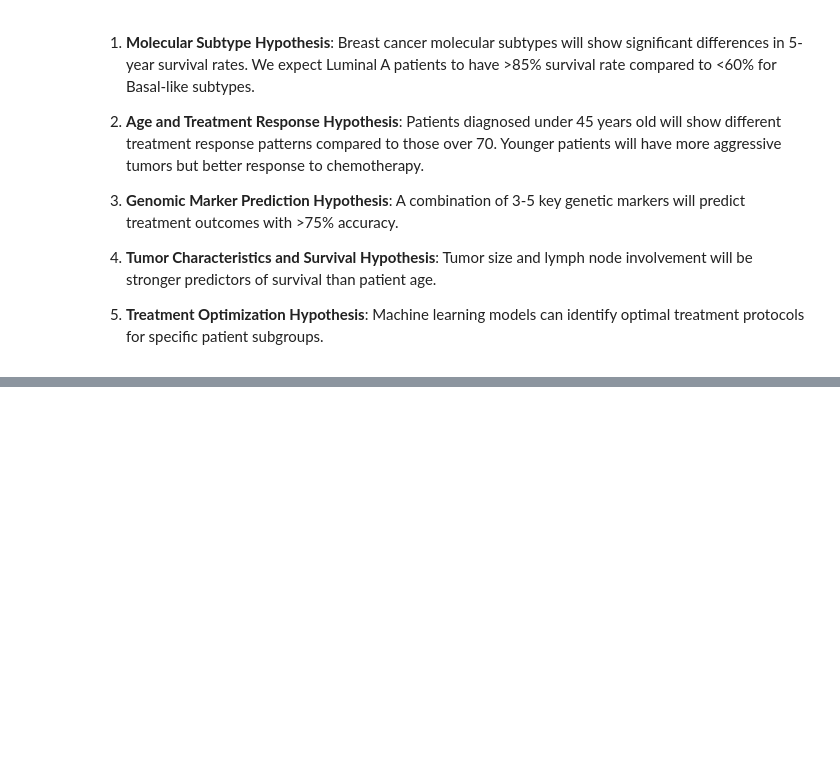
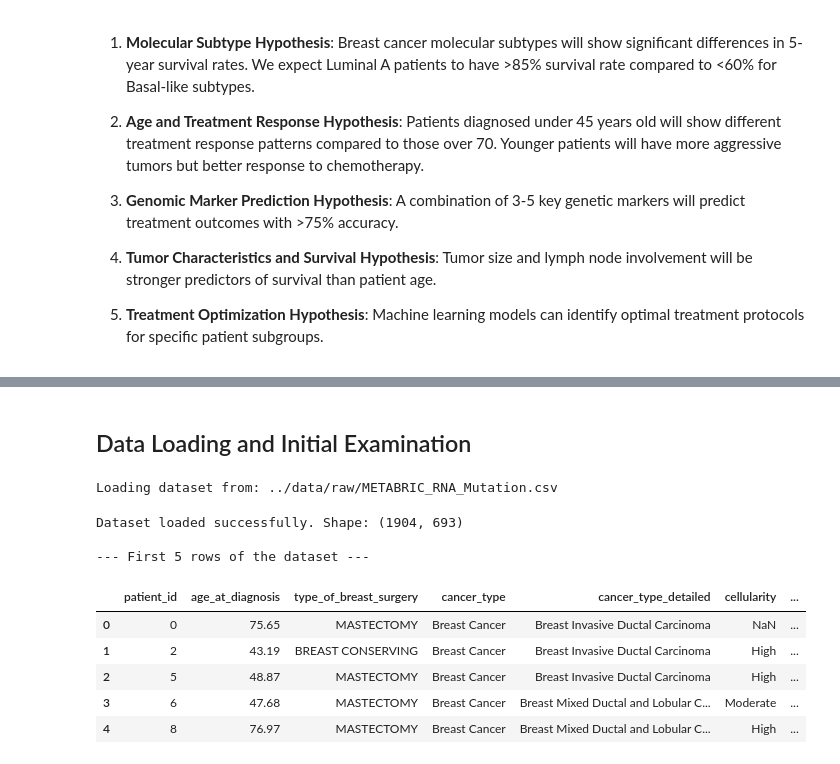
Before and after one commit to bvhadra/Cancer-Diagnosis-Analytics-Dashboard, a Jupyter notebook: jupyter_notebooks/01_Data_Acquisition_and_Overview.ipynb, the cells around one changed output, grey strips where cells are left out. Drawn from its saved outputs; the diff is of its cells as text; code cells hidden in the pictures; blank space fills up the shorter version.

```diff
--- a/jupyter_notebooks/01_Data_Acquisition_and_Overview.ipynb
+++ b/jupyter_notebooks/01_Data_Acquisition_and_Overview.ipynb
@@ -34,0 +64,5 @@ The METABRIC (Molecular Taxonomy of Breast Cancer International Consortium) data
+# %%
+pd.set_option('display.max_columns', None)  # Show all columns
+pd.set_option('display.max_rows', 50)       # Show more rows
+pd.set_option('display.width', 1000)        # Wider display
+pd.set_option('display.float_format', '{:.2f}'.format)  # Format floats
@@ -34,0 +76,32 @@ The METABRIC (Molecular Taxonomy of Breast Cancer International Consortium) data
+# %% [markdown]
+## Data Loading and Initial Examination
+# %%
+# Define file path and load dataset
+data_path = '../data/raw/METABRIC_RNA_Mutation.csv'
+
+# Check if file exists before loading
+if os.path.exists(data_path):
+    print(f"Loading dataset from: {data_path}")
+    df = pd.read_csv(data_path)
+    print(f"Dataset loaded successfully. Shape: {df.shape}")
+else:
+    print(f"ERROR: File not found at {data_path}")
+    print("Please ensure the METABRIC_RNA_Mutation.csv file is in the data/raw directory")
+    # Create a small sample dataset for demonstration if file is missing
+    df = pd.DataFrame({'sample_id': range(5), 'gene1': np.random.randn(5)})
+    print("Created sample dataset for demonstration purposes")
+
+# Display the first few rows of the dataset
+print("\n--- First 5 rows of the dataset ---")
+display(df.head())
+# %% [output]
+Loading dataset from: ../data/raw/METABRIC_RNA_Mutation.csv
+Dataset loaded successfully. Shape: (1904, 693)
+
+--- First 5 rows of the dataset ---
+|  | patient_id | age_at_diagnosis | type_of_breast_surgery | cancer_type | cancer_type_detailed | cellularity | ... |
+| 0 | 0 | 75.65 | MASTECTOMY | Breast Cancer | Breast Invasive Ductal Carcinoma | NaN | ... |
+| 1 | 2 | 43.19 | BREAST CONSERVING | Breast Cancer | Breast Invasive Ductal Carcinoma | High | ... |
+| 2 | 5 | 48.87 | MASTECTOMY | Breast Cancer | Breast Invasive Ductal Carcinoma | High | ... |
+| 3 | 6 | 47.68 | MASTECTOMY | Breast Cancer | Breast Mixed Ductal and Lobular C... | Moderate | ... |
+| 4 | 8 | 76.97 | MASTECTOMY | Breast Cancer | Breast Mixed Ductal and Lobular C... | High | ... |
```
Also changed, not shown: parts of 23 cells of this notebook, 1 other file.
